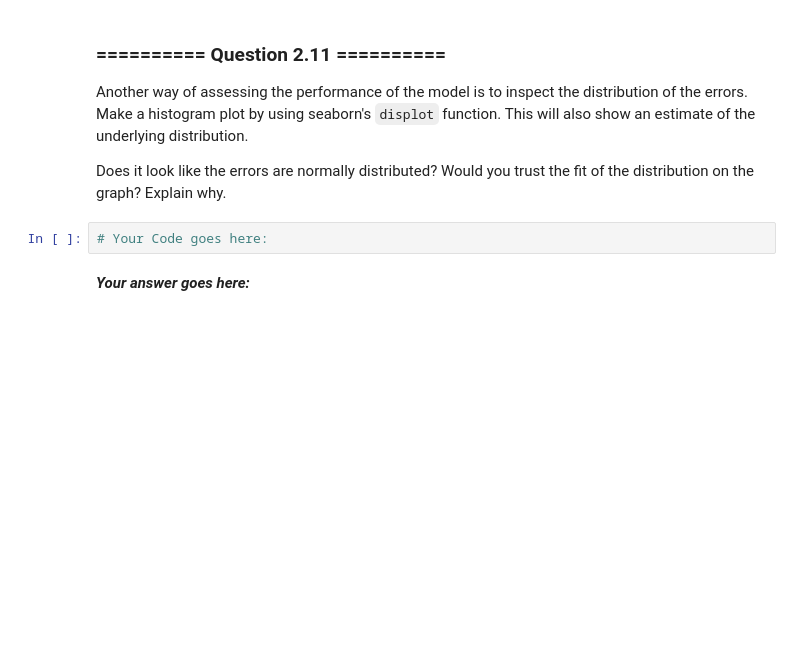
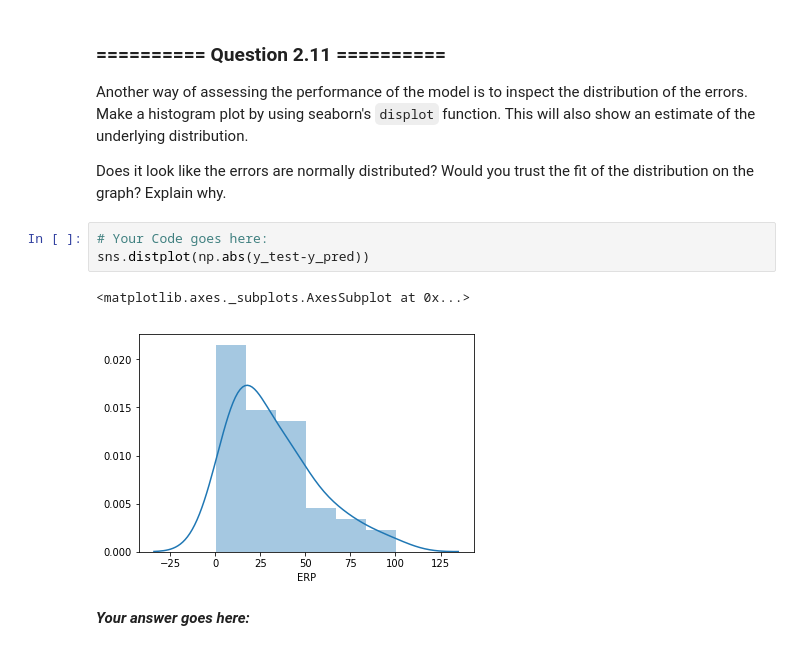
Before and after one commit to NiuJ1ao/IAML_Labs, a Jupyter notebook: iaml-labs-master/Labs/02 - Decision Trees and Linear Regression.ipynb, the cells around one changed output. Saved outputs shown, nothing was run; the diff lists cells and outputs as text; blank space fills up the shorter version.

```diff
--- a/iaml-labs-master/Labs/02 - Decision Trees and Linear Regression.ipynb
+++ b/iaml-labs-master/Labs/02 - Decision Trees and Linear Regression.ipynb
@@ -542,6 +615,10 @@ Another way of assessing the performance of the model is to inspect the distribu
 Does it look like the errors are normally distributed? Would you trust the fit of the distribution on the graph? Explain why.
 # %%
 # Your Code goes here:
+sns.distplot(np.abs(y_test-y_pred))
+# %% [output]
+<matplotlib.axes._subplots.AxesSubplot at 0x...>
+[figure, added]
 # %% [markdown]
 ***Your answer goes here:***
 # %% [markdown]
```
Also changed, not shown: parts of 17 cells of this notebook.
